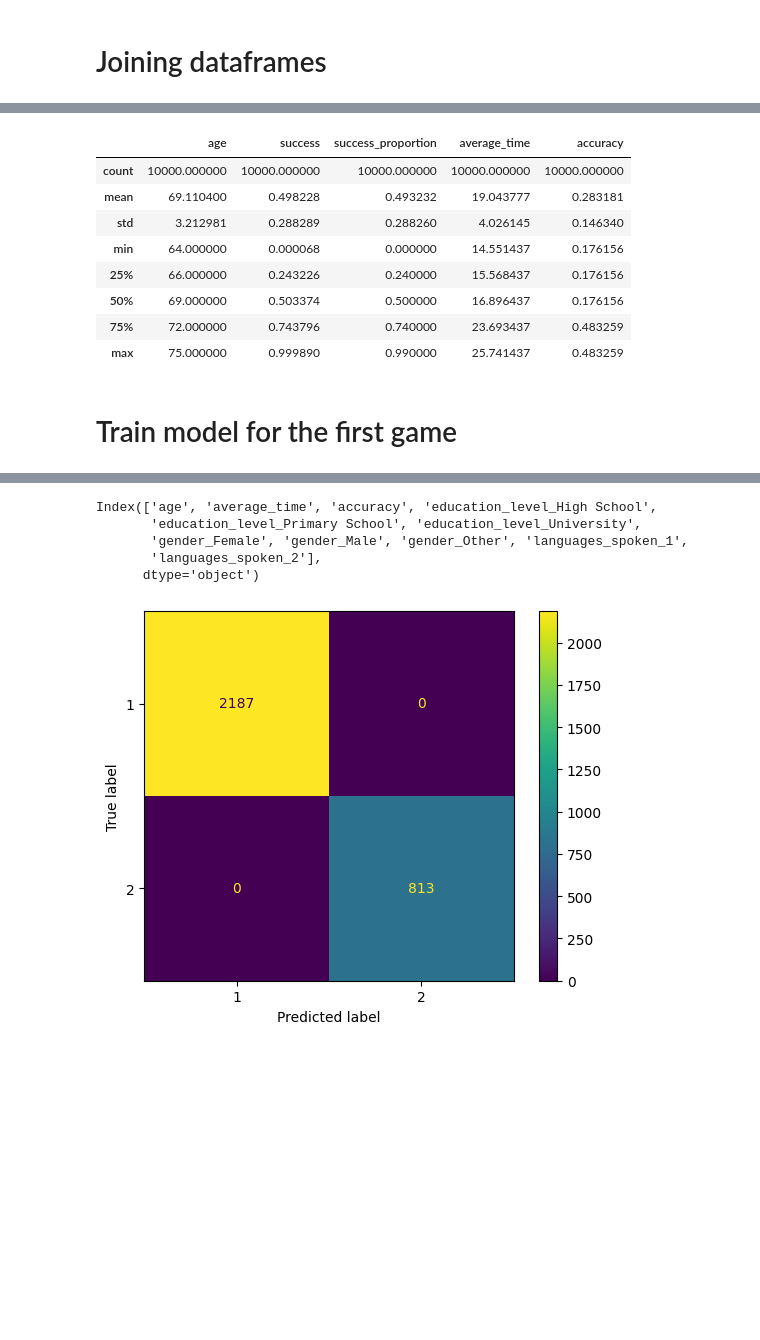
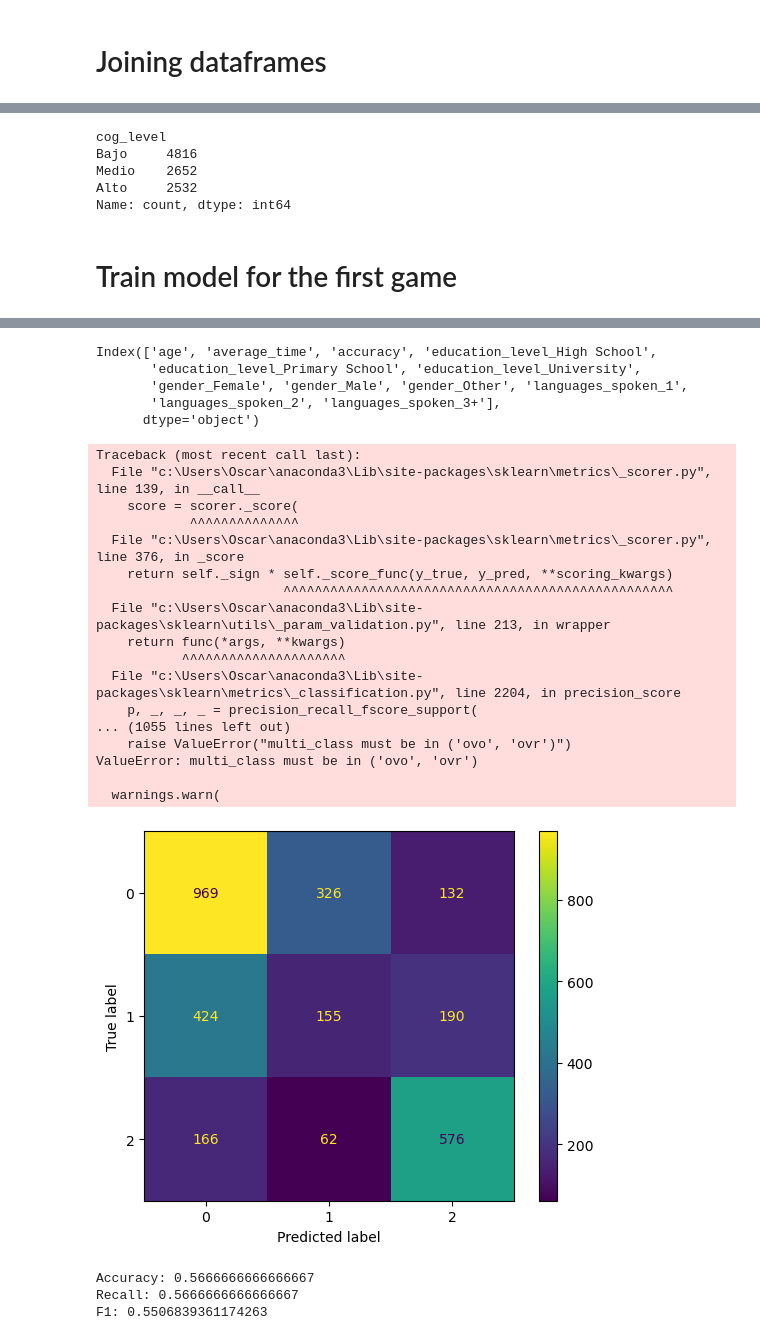
Before and after one commit to carmenvilanova/SeniorTrAIning, a Jupyter notebook: main_data/notebooks/main_notebook.ipynb, the cells around one changed output, grey strips where cells are left out. Drawn from its saved outputs; the diff is of its cells as text; code cells hidden in the pictures; blank space fills up the shorter version.

```diff
--- a/main_data/notebooks/main_notebook.ipynb
+++ b/main_data/notebooks/main_notebook.ipynb
@@ -227,25 +227,21 @@ merged_dataframe
 # %%
 # Generate cognitive level value
 time_reference = 15.73
-acc_reference = 0.1
+acc_reference = 0.2
 merged_dataframe["cog_level"] = merged_dataframe.apply(lambda row: random_data_generator.generate_cog_state(row["average_time"], row["accuracy"], time_reference, acc_reference ), axis=1)
 # %%
 # Check
-merged_dataframe.describe()
+merged_dataframe["cog_level"].value_counts()
 # %% [output]
-|  | age | success | success_proportion | average_time | accuracy |
-| count | 10000.000000 | 10000.000000 | 10000.000000 | 10000.000000 | 10000.000000 |
-| mean | 69.110400 | 0.498228 | 0.493232 | 19.043777 | 0.283181 |
-| std | 3.212981 | 0.288289 | 0.288260 | 4.026145 | 0.146340 |
-| min | 64.000000 | 0.000068 | 0.000000 | 14.551437 | 0.176156 |
-| 25% | 66.000000 | 0.243226 | 0.240000 | 15.568437 | 0.176156 |
-| 50% | 69.000000 | 0.503374 | 0.500000 | 16.896437 | 0.176156 |
-| 75% | 72.000000 | 0.743796 | 0.740000 | 23.693437 | 0.483259 |
-| max | 75.000000 | 0.999890 | 0.990000 | 25.741437 | 0.483259 |
+cog_level
+Bajo     4816
+Medio    2652
+Alto     2532
+Name: count, dtype: int64
 # %% [markdown]
 # Train model for the first game
 # %%
-logistic_model = logistic_model.logistic_regression_game01(merged_dataframe)
+logit_model = logistic_model.logistic_regression_game01(merged_dataframe, score_target="recall")
 # %% [output]
 A value is trying to be set on a copy of a slice from a DataFrame.
 Try using .loc[row_indexer,col_indexer] = value instead
@@ -255,6 +263,26 @@ See the caveats in the documentation: https://pandas.pydata.org/pandas-docs/stab
 Index(['age', 'average_time', 'accuracy', 'education_level_High School',
        'education_level_Primary School', 'education_level_University',
        'gender_Female', 'gender_Male', 'gender_Other', 'languages_spoken_1',
-       'languages_spoken_2'],
+       'languages_spoken_2', 'languages_spoken_3+'],
       dtype='object')
+Traceback (most recent call last):
+  File "c:\Users\Oscar\anaconda3\Lib\site-packages\sklearn\metrics\_scorer.py", line 139, in __call__
+    score = scorer._score(
+            ^^^^^^^^^^^^^^
+  File "c:\Users\Oscar\anaconda3\Lib\site-packages\sklearn\metrics\_scorer.py", line 376, in _score
+    return self._sign * self._score_func(y_true, y_pred, **scoring_kwargs)
+                        ^^^^^^^^^^^^^^^^^^^^^^^^^^^^^^^^^^^^^^^^^^^^^^^^^^
+  File "c:\Users\Oscar\anaconda3\Lib\site-packages\sklearn\utils\_param_validation.py", line 213, in wrapper
+    return func(*args, **kwargs)
+           ^^^^^^^^^^^^^^^^^^^^^
+  File "c:\Users\Oscar\anaconda3\Lib\site-packages\sklearn\metrics\_classification.py", line 2204, in precision_score
+    p, _, _, _ = precision_recall_fscore_support(
+... (1055 lines left out)
+    raise ValueError("multi_class must be in ('ovo', 'ovr')")
+ValueError: multi_class must be in ('ovo', 'ovr')
+
+  warnings.warn(
-[figure, old version]
+[figure, new version]
+Accuracy: 0.5666666666666667
+Recall: 0.5666666666666667
+F1: 0.5506839361174263
```
Also changed, not shown: parts of 11 cells of this notebook, 3 other files.
